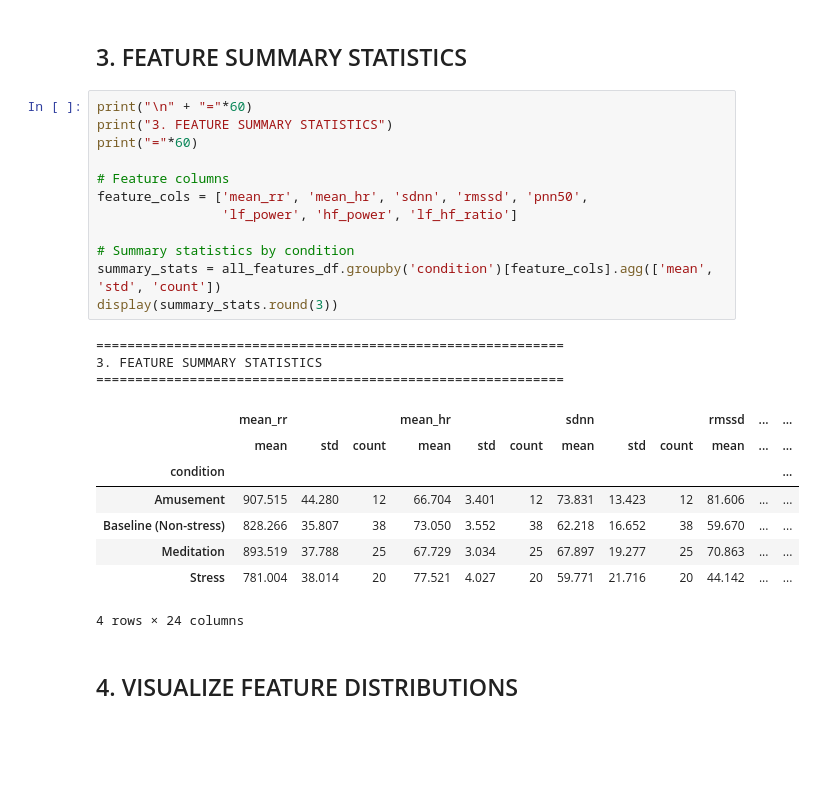
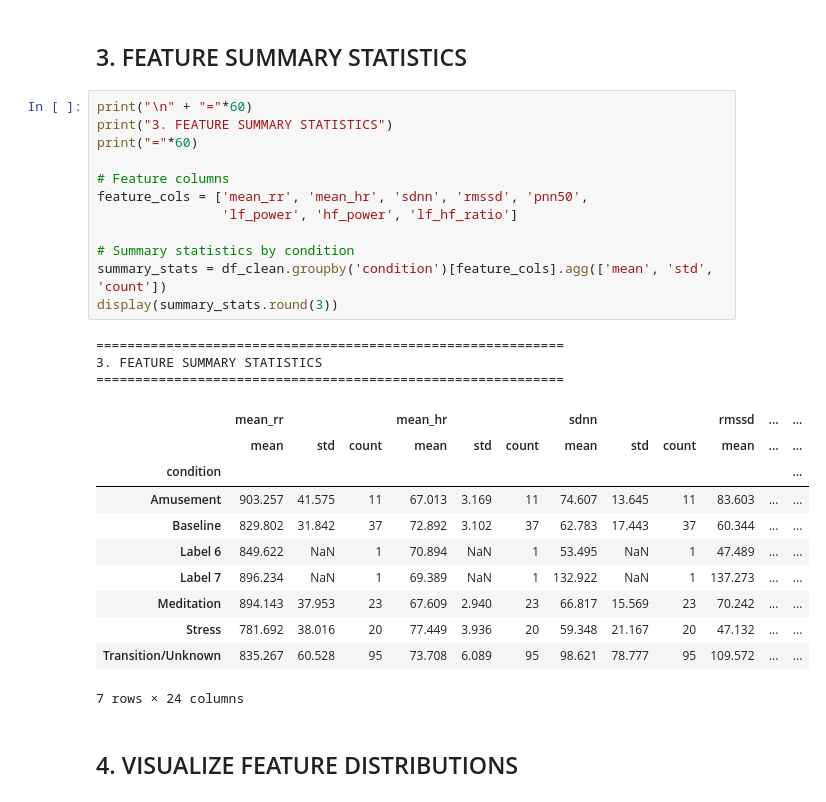
Before and after one commit to ahmedhassan187/ECG-to-stress, a Jupyter notebook: notebooks/02_feature_visualization.ipynb, the cells around one changed output. Saved outputs shown, nothing was run; the diff lists cells and outputs as text; blank space fills up the shorter version.

```diff
--- a/notebooks/02_feature_visualization.ipynb
+++ b/notebooks/02_feature_visualization.ipynb
@@ -131,27 +228,30 @@ Extracting features for: Stress
 # %%
 print("\n" + "="*60)
 print("3. FEATURE SUMMARY STATISTICS")
 print("="*60)
 
 # Feature columns
 feature_cols = ['mean_rr', 'mean_hr', 'sdnn', 'rmssd', 'pnn50',
                 'lf_power', 'hf_power', 'lf_hf_ratio']
 
 # Summary statistics by condition
-summary_stats = all_features_df.groupby('condition')[feature_cols].agg(['mean', 'std', 'count'])
+summary_stats = df_clean.groupby('condition')[feature_cols].agg(['mean', 'std', 'count'])
 display(summary_stats.round(3))
 # %% [output]
 ============================================================
 3. FEATURE SUMMARY STATISTICS
 ============================================================
 |  | mean_rr |  |  | mean_hr |  |  | sdnn |  |  | rmssd | ... | ... |
 |  | mean | std | count | mean | std | count | mean | std | count | mean | ... | ... |
 | condition |  |  |  |  |  |  |  |  |  |  |  | ... |
-| Amusement | 907.515 | 44.280 | 12 | 66.704 | 3.401 | 12 | 73.831 | 13.423 | 12 | 81.606 | ... | ... |
-| Baseline (Non-stress) | 828.266 | 35.807 | 38 | 73.050 | 3.552 | 38 | 62.218 | 16.652 | 38 | 59.670 | ... | ... |
-| Meditation | 893.519 | 37.788 | 25 | 67.729 | 3.034 | 25 | 67.897 | 19.277 | 25 | 70.863 | ... | ... |
-| Stress | 781.004 | 38.014 | 20 | 77.521 | 4.027 | 20 | 59.771 | 21.716 | 20 | 44.142 | ... | ... |
+| Amusement | 903.257 | 41.575 | 11 | 67.013 | 3.169 | 11 | 74.607 | 13.645 | 11 | 83.603 | ... | ... |
+| Baseline | 829.802 | 31.842 | 37 | 72.892 | 3.102 | 37 | 62.783 | 17.443 | 37 | 60.344 | ... | ... |
+| Label 6 | 849.622 | NaN | 1 | 70.894 | NaN | 1 | 53.495 | NaN | 1 | 47.489 | ... | ... |
+| Label 7 | 896.234 | NaN | 1 | 69.389 | NaN | 1 | 132.922 | NaN | 1 | 137.273 | ... | ... |
+| Meditation | 894.143 | 37.953 | 23 | 67.609 | 2.940 | 23 | 66.817 | 15.569 | 23 | 70.242 | ... | ... |
+| Stress | 781.692 | 38.016 | 20 | 77.449 | 3.936 | 20 | 59.348 | 21.167 | 20 | 47.132 | ... | ... |
+| Transition/Unknown | 835.267 | 60.528 | 95 | 73.708 | 6.089 | 95 | 98.621 | 78.777 | 95 | 109.572 | ... | ... |
-4 rows × 24 columns
+7 rows × 24 columns
 # %% [markdown]
 ## 4. VISUALIZE FEATURE DISTRIBUTIONS
 # %%
```
Also changed, not shown: parts of 24 cells of this notebook, 7 other files.
